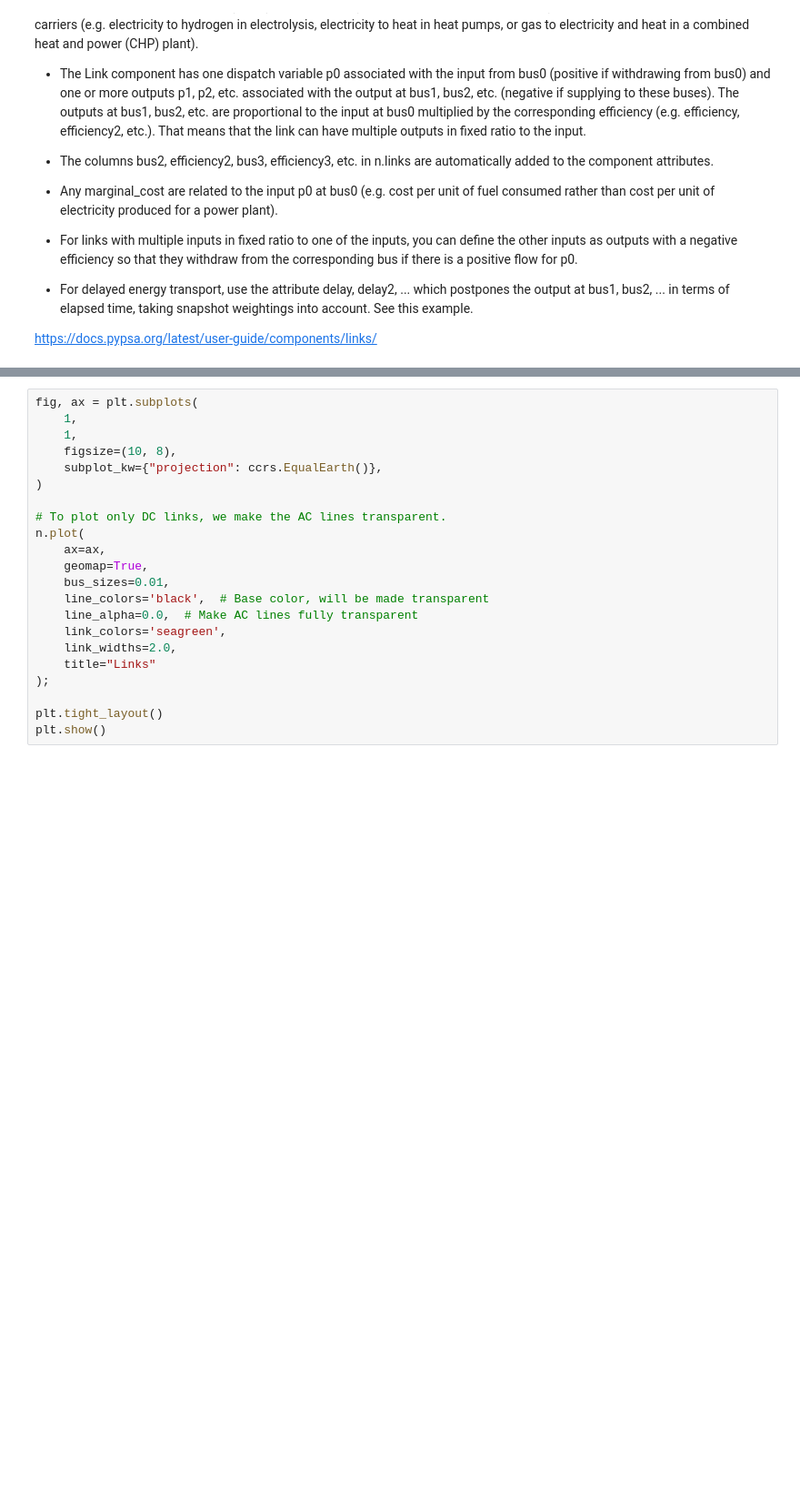
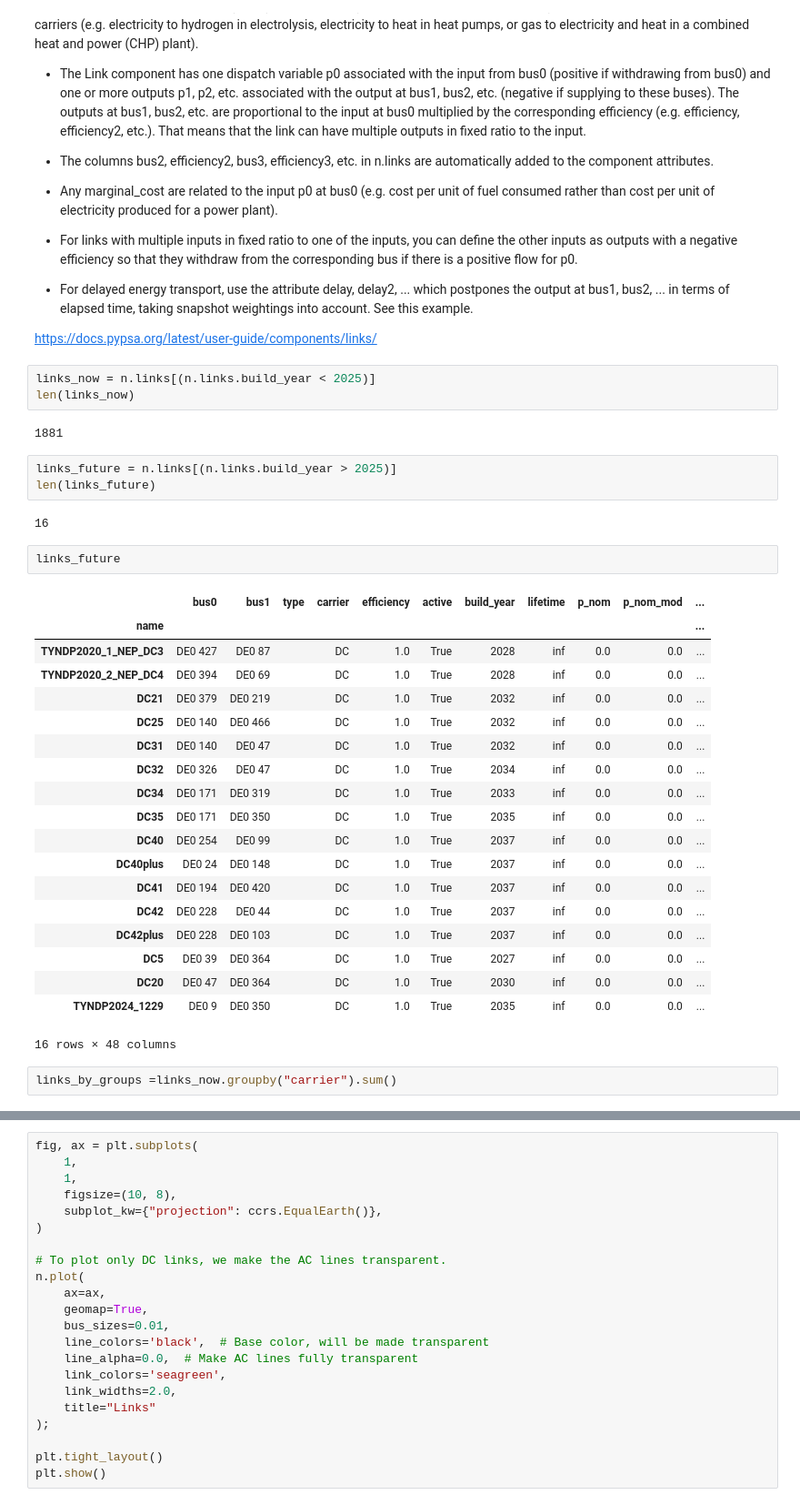
Before and after one commit to Luca2299/pypsa-eur, a Jupyter notebook: notebooks/PyPSA_Network_Analysis.ipynb, the cells around one changed output, grey strips where cells are left out. Shown at 91% size. Cells and saved outputs as stored; diff of their text form; blank space fills up the shorter version.

```diff
--- a/notebooks/PyPSA_Network_Analysis.ipynb
+++ b/notebooks/PyPSA_Network_Analysis.ipynb
@@ -211,3 +217,37 @@ The Link components are used for controllable directed flows between two or more
 - For delayed energy transport, use the attribute delay, delay2, ... which postpones the output at bus1, bus2, ... in terms of elapsed time, taking snapshot weightings into account. See this example.
 
 https://docs.pypsa.org/latest/user-guide/components/links/
+# %%
+links_now = n.links[(n.links.build_year < 2025)]
+len(links_now)
+# %% [output]
+1881
+# %%
+links_future = n.links[(n.links.build_year > 2025)]
+len(links_future)
+# %% [output]
+16
+# %%
+links_future
+# %% [output]
+|  | bus0 | bus1 | type | carrier | efficiency | active | build_year | lifetime | p_nom | p_nom_mod | ... |
+| name |  |  |  |  |  |  |  |  |  |  | ... |
+| TYNDP2020_1_NEP_DC3 | DE0 427 | DE0 87 |  | DC | 1.0 | True | 2028 | inf | 0.0 | 0.0 | ... |
+| TYNDP2020_2_NEP_DC4 | DE0 394 | DE0 69 |  | DC | 1.0 | True | 2028 | inf | 0.0 | 0.0 | ... |
+| DC21 | DE0 379 | DE0 219 |  | DC | 1.0 | True | 2032 | inf | 0.0 | 0.0 | ... |
+| DC25 | DE0 140 | DE0 466 |  | DC | 1.0 | True | 2032 | inf | 0.0 | 0.0 | ... |
+| DC31 | DE0 140 | DE0 47 |  | DC | 1.0 | True | 2032 | inf | 0.0 | 0.0 | ... |
+| DC32 | DE0 326 | DE0 47 |  | DC | 1.0 | True | 2034 | inf | 0.0 | 0.0 | ... |
+| DC34 | DE0 171 | DE0 319 |  | DC | 1.0 | True | 2033 | inf | 0.0 | 0.0 | ... |
+| DC35 | DE0 171 | DE0 350 |  | DC | 1.0 | True | 2035 | inf | 0.0 | 0.0 | ... |
+| DC40 | DE0 254 | DE0 99 |  | DC | 1.0 | True | 2037 | inf | 0.0 | 0.0 | ... |
+| DC40plus | DE0 24 | DE0 148 |  | DC | 1.0 | True | 2037 | inf | 0.0 | 0.0 | ... |
+| DC41 | DE0 194 | DE0 420 |  | DC | 1.0 | True | 2037 | inf | 0.0 | 0.0 | ... |
+| DC42 | DE0 228 | DE0 44 |  | DC | 1.0 | True | 2037 | inf | 0.0 | 0.0 | ... |
+| DC42plus | DE0 228 | DE0 103 |  | DC | 1.0 | True | 2037 | inf | 0.0 | 0.0 | ... |
+| DC5 | DE0 39 | DE0 364 |  | DC | 1.0 | True | 2027 | inf | 0.0 | 0.0 | ... |
+| DC20 | DE0 47 | DE0 364 |  | DC | 1.0 | True | 2030 | inf | 0.0 | 0.0 | ... |
+| TYNDP2024_1229 | DE0 9 | DE0 350 |  | DC | 1.0 | True | 2035 | inf | 0.0 | 0.0 | ... |
+16 rows × 48 columns
+# %%
+links_by_groups =links_now.groupby("carrier").sum()
```
Also changed, not shown: parts of 17 cells of this notebook, 5 other files.
